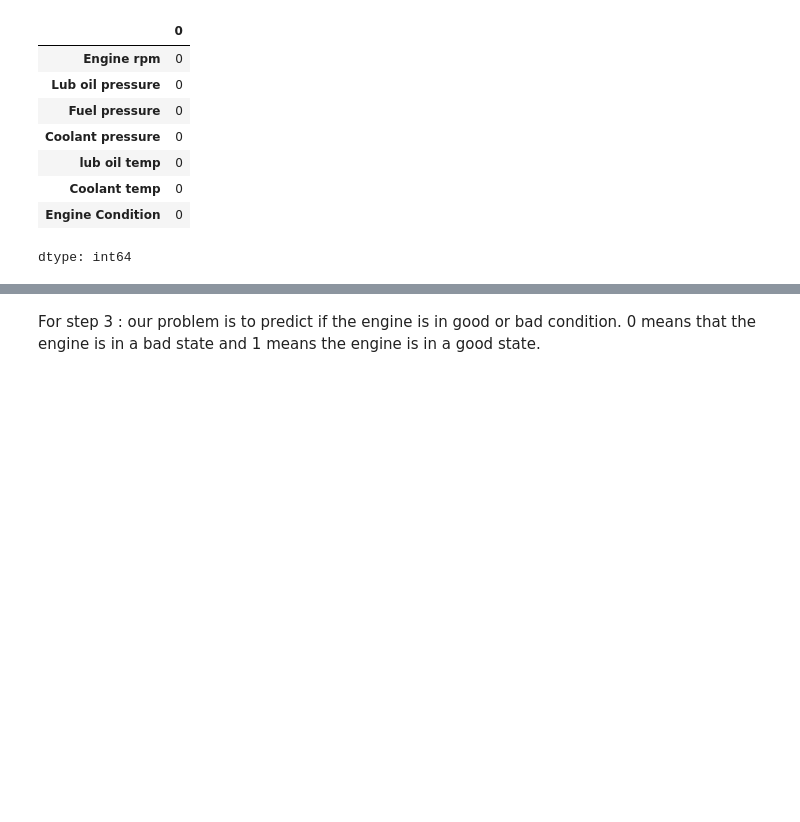
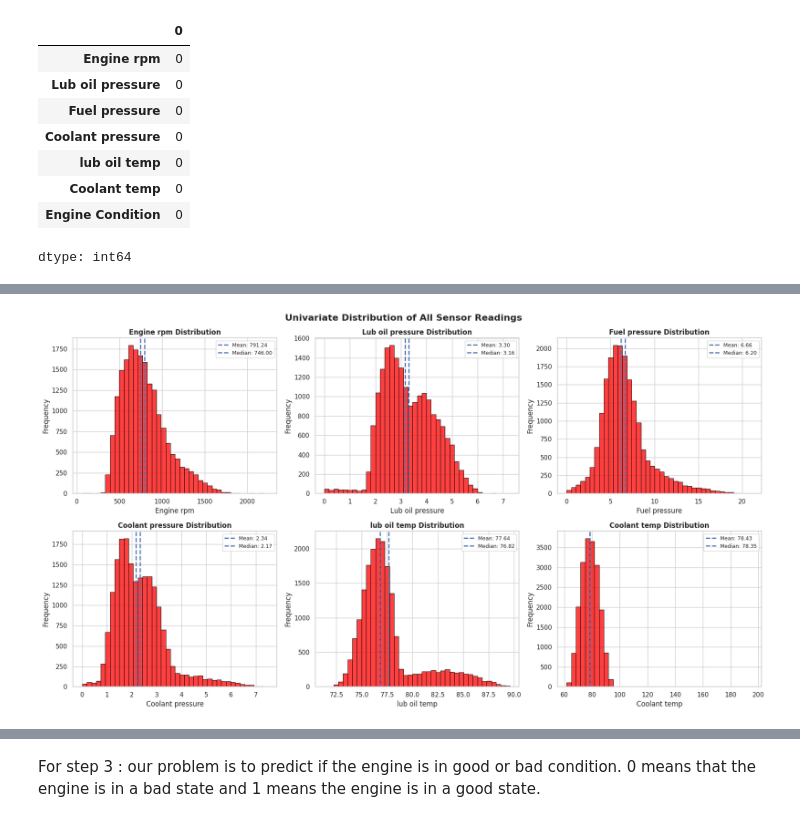
Before and after one commit to Mkab785/Projet_ML_LOUIS_MACCHI_KABIR, a Jupyter notebook: ProjectMachineLearningA4.ipynb, the cells around one changed output, grey strips where cells are left out. Cells and saved outputs as stored; diff of their text form; code cells hidden in the pictures; blank space fills up the shorter version.

```diff
--- a/ProjectMachineLearningA4.ipynb
+++ b/ProjectMachineLearningA4.ipynb
@@ -178,0 +158,38 @@ else:
+# %%
+# Feature columns (exclude target)
+feature_cols = [col for col in df.columns if col != "Engine Condition"]
+
+# Adaptive subplot layout
+n_cols = 3
+n_rows = math.ceil(len(feature_cols) / n_cols)
+
+fig, axes = plt.subplots(n_rows, n_cols, figsize=(18, 5 * n_rows))
+axes = axes.flatten()
+
+for i, col in enumerate(feature_cols):
+    data = df[col].dropna()
+
+    # Histogram
+    sns.histplot(data, bins=40, ax=axes[i], color="red", edgecolor="black")
+
+    # Mean & Median
+    axes[i].axvline(data.mean(), linestyle="--", linewidth=2, label=f"Mean: {data.mean():.2f}")
+    axes[i].axvline(data.median(), linestyle="--", linewidth=2, label=f"Median: {data.median():.2f}")
+
+    axes[i].set_title(f"{col} Distribution", fontweight="bold")
+    axes[i].set_xlabel(col)
+    axes[i].set_ylabel("Frequency")
+    axes[i].legend(fontsize=9)
+
+# Remove empty subplots if any
+for j in range(i + 1, len(axes)):
+    fig.delaxes(axes[j])
+
+# Global title
+plt.suptitle("Univariate Distribution of All Sensor Readings",
+             fontsize=16, fontweight="bold")
+
+plt.tight_layout()
+plt.show()
+# %% [output]
+[figure, added]
```
Also changed, not shown: parts of 18 cells of this notebook.
